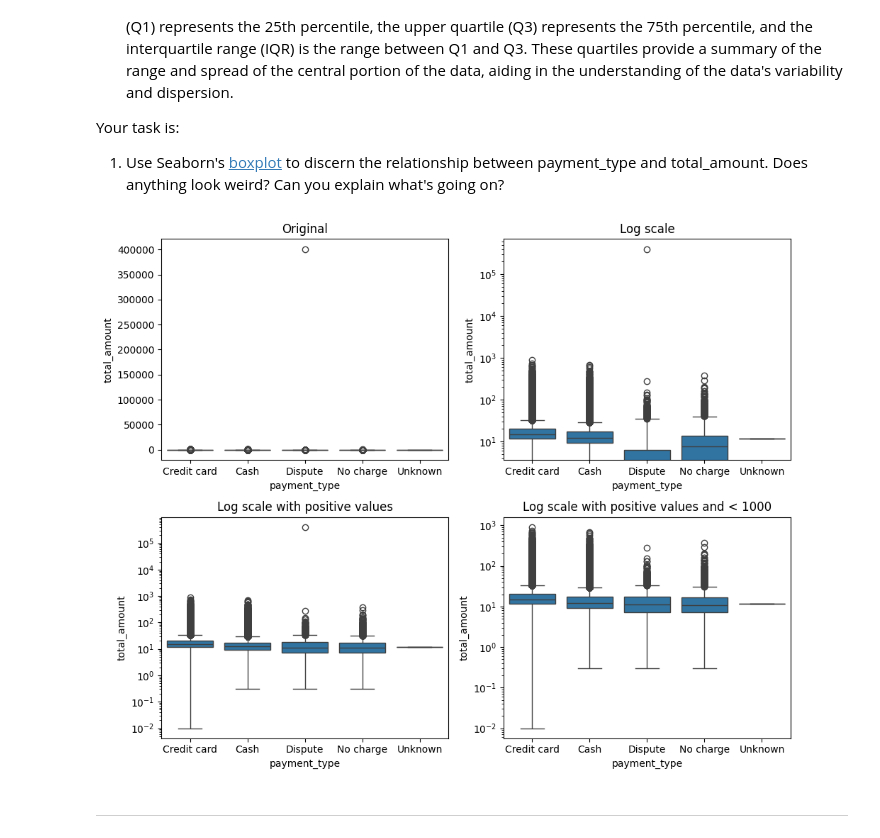
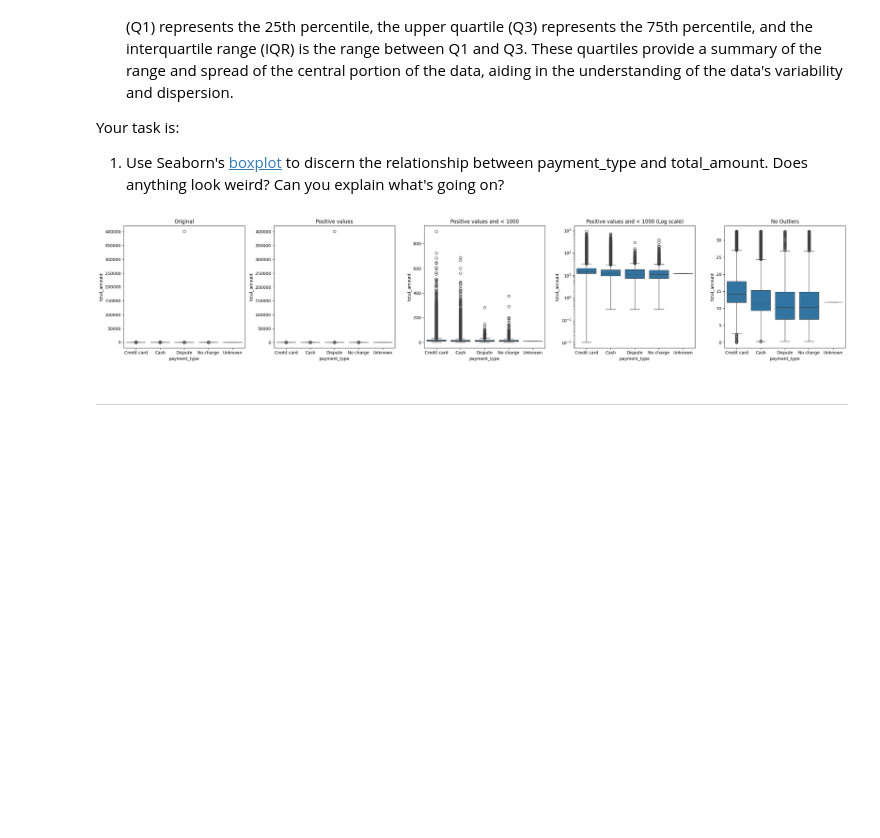
Before and after one commit to gjb117/mec2-projects, a Jupyter notebook: completed/Student_MLE_MiniProject_EDA.ipynb, the cells around one changed output. Saved outputs shown, nothing was run; the diff lists cells and outputs as text; code cells hidden in the pictures; blank space fills up the shorter version.

```diff
--- a/completed/Student_MLE_MiniProject_EDA.ipynb
+++ b/completed/Student_MLE_MiniProject_EDA.ipynb
@@ -579,39 +580,44 @@ Your task is:
 # %%
 # Create a box plot of total amount by payment type. Do you see anything odd?
 
 # Define the payment type dictionary
 payment_dict = {1: 'Credit card', 2: 'Cash', 3: 'No charge', 4: 'Dispute', 5: 'Unknown', 6: 'Voided trip'}
 
 # Replace the numeric payment types with their descriptions
 df['payment_type'] = df['payment_type'].replace(payment_dict)
 
-fig, axs = plt.subplots(2, 2, figsize=(10, 8))
+fig, axs = plt.subplots(1, 5, figsize=(25, 5))
 
 # original
-sns.boxplot(x='payment_type', y='total_amount', data=df, ax=axs[0, 0])
-axs[0, 0].set_title('Original')
+sns.boxplot(x='payment_type', y='total_amount', data=df, ax=axs[0])
+axs[0].set_title('Original')
 
-# log scale
-sns.boxplot(x='payment_type', y='total_amount', data=df, ax=axs[0, 1])
-axs[0, 1].set_yscale('log')
-axs[0, 1].set_title('Log scale')
+# positive values
+df_positive = df[df['total_amount'] > 0]
+sns.boxplot(x='payment_type', y='total_amount', data=df_positive, ax=axs[1])
+axs[1].set_title('Positive values')
 
-# log scale and positive values
-df_positive = df[df['total_amount'] > 0]
-sns.boxplot(x='payment_type', y='total_amount', data=df_positive, ax=axs[1, 0])
-axs[1, 0].set_yscale('log')
-axs[1, 0].set_title('Log scale with positive values')
+# positive values and less than 1000
+df_filtered = df[(df['total_amount'] > 0) & (df['total_amount'] < 1000)]
+sns.boxplot(x='payment_type', y='total_amount', data=df_filtered, ax=axs[2])
+axs[2].set_title('Positive values and < 1000')
 
-# log scale, positive values, and less than 1000
-df_filtered = df[(df['total_amount'] > 0) & (df['total_amount'] < 1000)]
-sns.boxplot(x='payment_type', y='total_amount', data=df_filtered, ax=axs[1, 1])
-axs[1, 1].set_yscale('log')
-axs[1, 1].set_title('Log scale with positive values and < 1000')
+# log transform of positive values and less than 1000
+sns.boxplot(x='payment_type', y='total_amount', data=df_filtered, ax=axs[3])
+axs[3].set_yscale('log')
+axs[3].set_title('Positive values and < 1000 (Log scale)')
 
+# removing remaining outliers by IQR (no log transform)
+Q1 = df_filtered['total_amount'].quantile(0.25)
+Q3 = df_filtered['total_amount'].quantile(0.75)
+IQR = Q3 - Q1
+df_no_outliers = df_filtered[~((df_filtered['total_amount'] < (Q1 - 1.5 * IQR)) | (df_filtered['total_amount'] > (Q3 + 1.5 * IQR)))]
+sns.boxplot(x='payment_type', y='total_amount', data=df_no_outliers, ax=axs[4])
+axs[4].set_title('No Outliers')
 
 plt.tight_layout()
 # %% [output]
-[figure, old version]
+[figure, new version]
 # %% [markdown]
 
 
```
Also changed, not shown: parts of 4 cells of this notebook.
